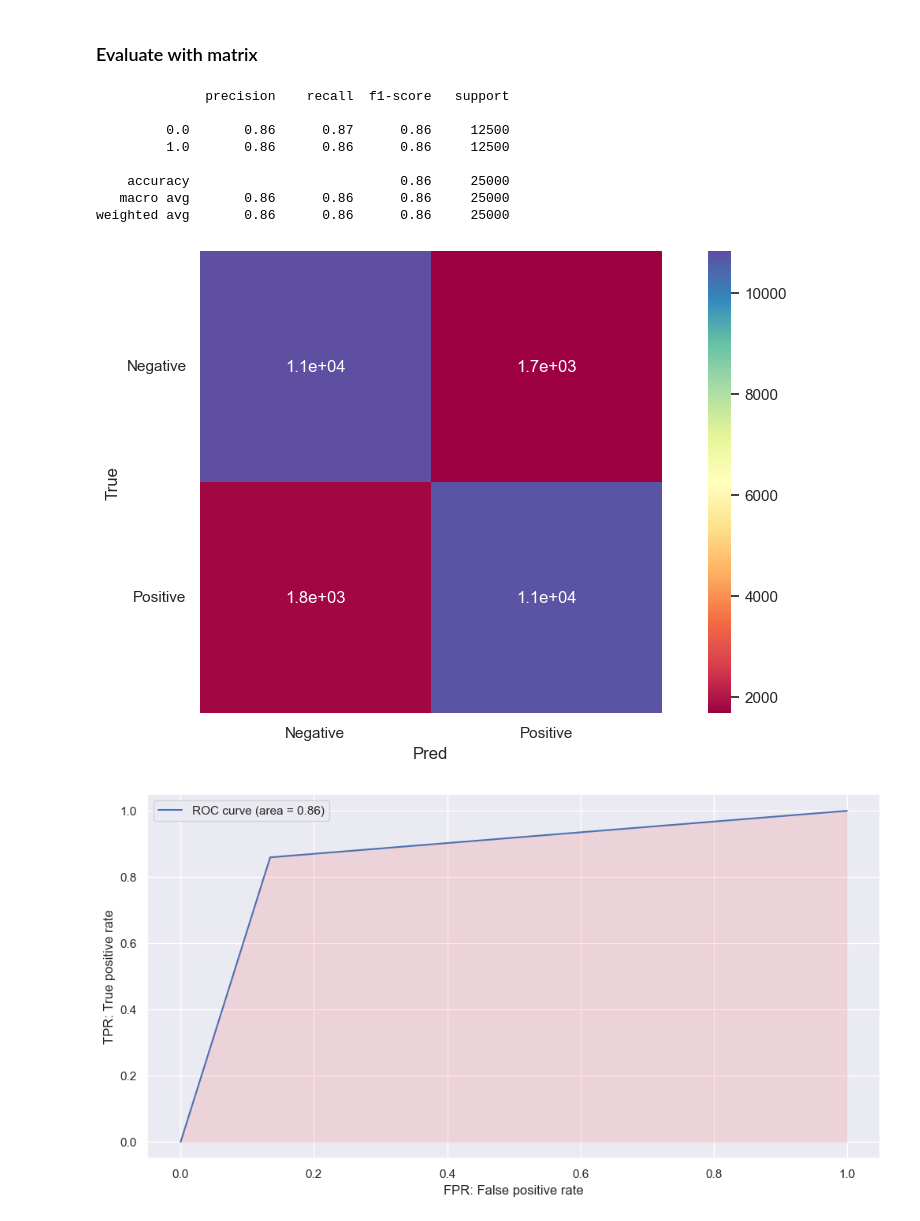
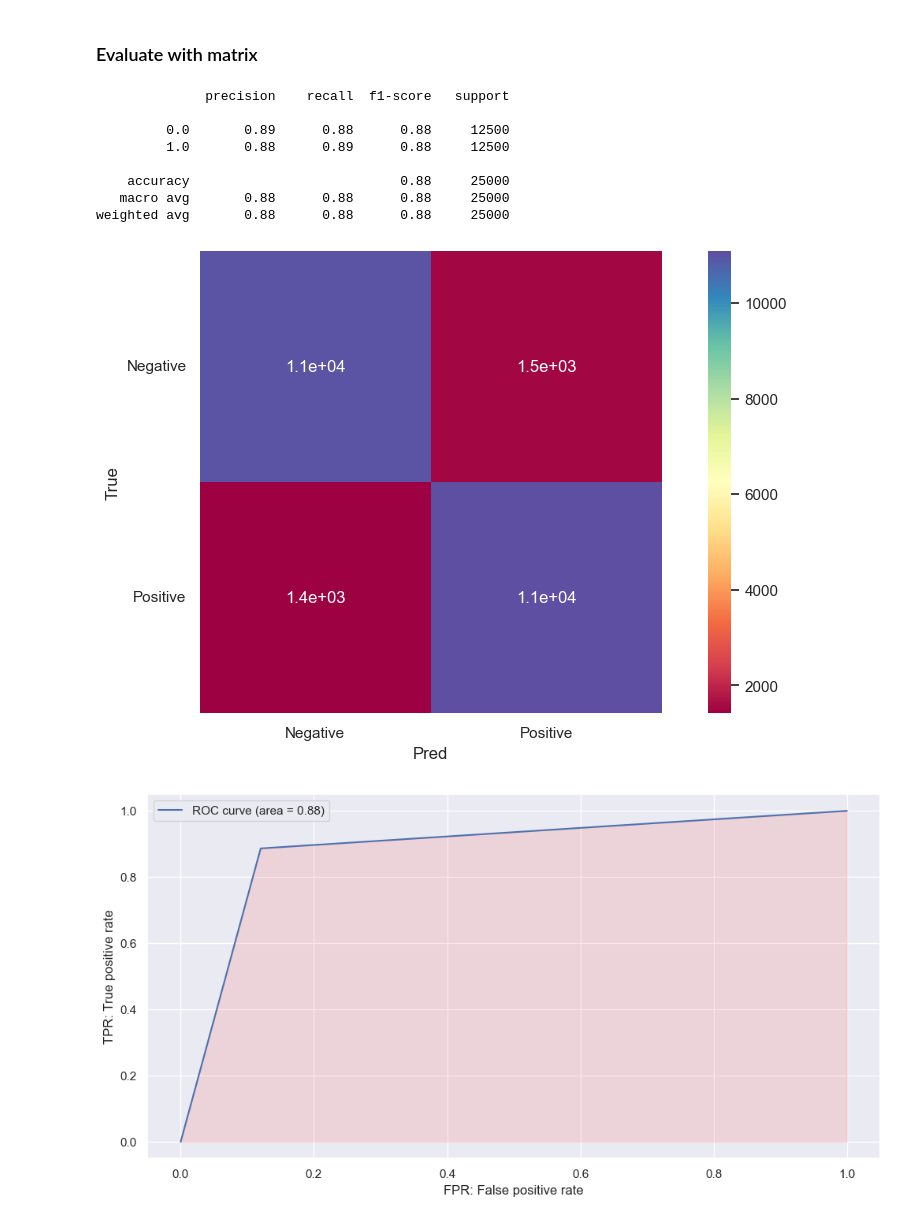
Before and after one commit to jimi-117/first_sentiment_analysis, a Jupyter notebook: first_sentiment_analysis.ipynb, the cells around one changed output. Cells and saved outputs as stored; diff of their text form; code cells hidden in the pictures.

```diff
--- a/first_sentiment_analysis.ipynb
+++ b/first_sentiment_analysis.ipynb
@@ -83,0 +91,13 @@ GS_logis.fit(x_train.reshape(len(x_train), -1), y_train)
+# %%
+bscv = BayesSearchCV(
+    estimator=LogisticRegression(),
+    search_spaces=params,
+    n_jobs=1,
+    cv=5,
+    n_iter=10,
+    scoring=make_scorer(log_loss, greater_is_better=False)
+
+)
+# %%
+
+bscv.fit(x_train.reshape(len(x_train), -1), y_train)
@@ -87,9 +118,11 @@ $$
 Accuracy=
 \frac{Number of Correct Predictions}{Total Number of Predictions}
 $$
+# %%
+b_estimator = bscv.best_estimator_
 # %%
 # evaluation
-y_pred = model.predict(x_test.reshape(len(x_test), -1))
+y_pred = b_estimator.predict(x_test.reshape(len(x_test), -1))
 
 
 correct_predictions = 0
@@ -140,15 +173,15 @@ def make_report(model, X, y, label_0, label_1):
     # plt.grid()
     plt.show()
 # %%
-make_report(model, x_test.reshape(len(x_test), -1), y_test, "Negative", "Positive")
+make_report(b_estimator, x_test.reshape(len(x_test), -1), y_test, "Negative", "Positive")
 # %% [output]
               precision    recall  f1-score   support
 
-         0.0       0.86      0.87      0.86     12500
-         1.0       0.86      0.86      0.86     12500
+         0.0       0.89      0.88      0.88     12500
+         1.0       0.88      0.89      0.88     12500
 
-    accuracy                           0.86     25000
-   macro avg       0.86      0.86      0.86     25000
-weighted avg       0.86      0.86      0.86     25000
+    accuracy                           0.88     25000
+   macro avg       0.88      0.88      0.88     25000
+weighted avg       0.88      0.88      0.88     25000
-[figure, old version]
+[figure, new version]
-[figure, old version]
+[figure, new version]
```
Also changed, not shown: parts of 8 cells of this notebook.
